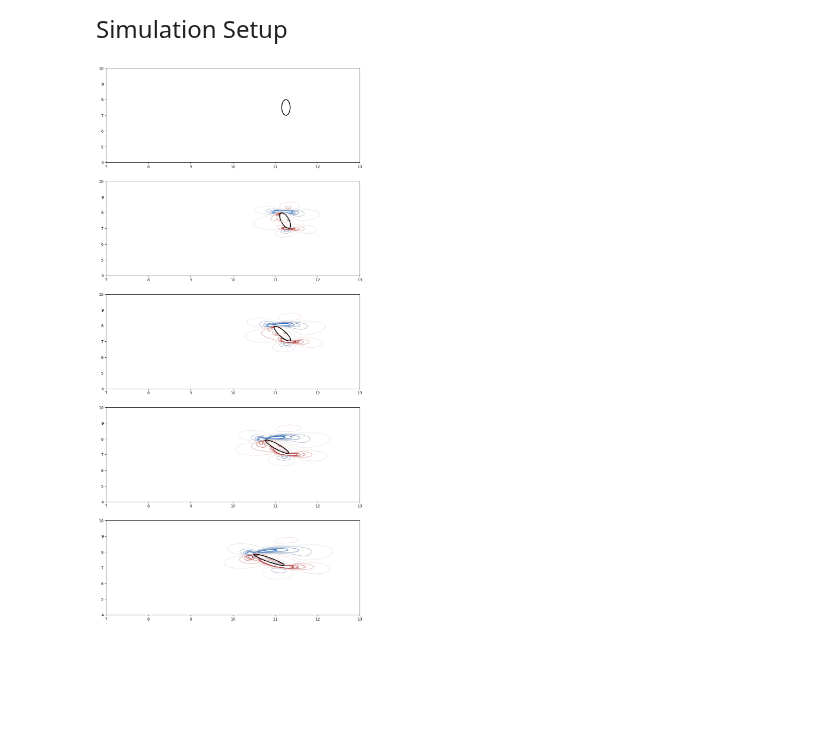
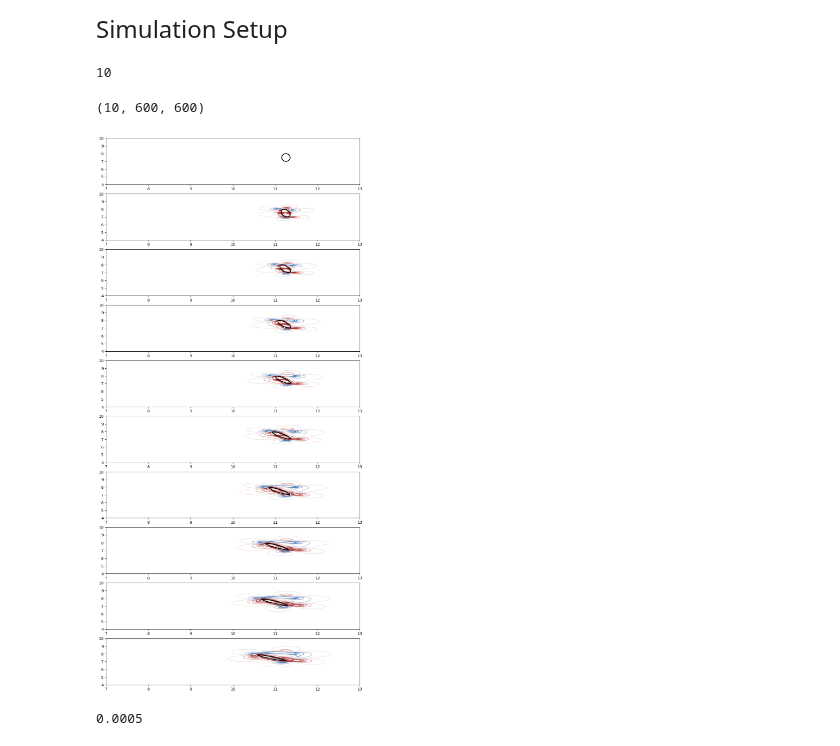
Before and after one commit to hashimmg/jax_IB, a Jupyter notebook: notebooks/Flapping_Demo-14-01-2025.ipynb, the cells around one changed output. Saved outputs shown, nothing was run; the diff lists cells and outputs as text; code cells hidden in the pictures; blank space fills up the shorter version.

```diff
--- a/notebooks/Flapping_Demo-14-01-2025.ipynb
+++ b/notebooks/Flapping_Demo-14-01-2025.ipynb
@@ -6,3 +9,6 @@
+# %%
+import jax
+jax.config.update("jax_enable_x64", True)
 # %%
 import numpy as np
 import tree_math as tm
@@ -58,7 +64,7 @@ grid = grids.Grid(size, domain=domain) #gridpoints in
 
 bc_fns = [lambda t: 0.0 for _ in range(num_boundaries)] #define boundary functions
 vx_bc=((bc_fns[0](0.0), bc_fns[1](0.0)), (bc_fns[2](0.0),bc_fns[3](0.0)))
-vy_bc=((0.0, 0.0), (0, 0.0))
+vy_bc=((0.0, 0.0), (0.0, 0.0))
 
 velocity_bc = (boundaries.new_periodic_boundary_conditions(ndim=2,bc_vals=vx_bc,bc_fn=bc_fns,time_stamp=0.0),
                boundaries.new_periodic_boundary_conditions(ndim=2,bc_vals=vy_bc,bc_fn=bc_fns,time_stamp=0.0))
@@ -70,14 +76,14 @@ vx_0, vy_0 = tuple(
     [
        grids.GridVariable
         (
-           grid.eval_on_mesh(fn = lambda x, y: jnp.ones_like(x), offset = offset), bc # initial values for fluid velocities are 0 both in x and y direction
+           grid.eval_on_mesh(fn = lambda x, y: jnp.ones_like(x, dtype=jnp.float64), offset = offset), bc # initial values for fluid velocities are 0 both in x and y direction
         )
         for offset, bc in zip(grid.cell_faces,velocity_bc)
     ]
 )
 v0 = (vx_0, vy_0)
 pressure0 = grids.GridVariable(
-    grids.GridArray(jnp.zeros(grid.shape), grid.cell_center, grid),
+    grids.GridArray(jnp.zeros(grid.shape, dtype=jnp.float64), grid.cell_center, grid, 0),
     boundaries.get_pressure_bc_from_velocity((vx_0, vy_0)))
 # %% [markdown]
 <font size="5"> Immersed Boudary Kinematics <font size="5">
@@ -138,6 +144,6 @@ Intermediate_calcs = [0] ## If one is interested to perform post-calculation wit
 Step_counter = 0
 MD_state = [0] # Needed when combinting Brownian integration with the Immersed Boundary simulation
 
-all_variables = pc.All_Variables(v0,pressure0,Intermediate_calcs,Step_counter,MD_state)
+all_variables = pc.All_Variables(v0,pressure0,Intermediate_calcs,Step_counter,MD_state, 0.0)
 # %% [markdown]
 <font size="5"> Simulation Setup <font size="5">
@@ -178,41 +180,53 @@ step_fn = cfd.funcutils.repeated(single_step, steps=inner_steps)
 rollout_fn = cfd.funcutils.trajectory(
         step_fn, outer_steps, start_with_input=True)
 final_result, trajectory = jax.device_get(rollout_fn(all_variables))
+# %%
+len(trajectory.time)
+# %% [output]
+10
+# %%
+trajectory.velocity[1].shape
+# %% [output]
+(10, 600, 600)
 # %%
 import matplotlib.pyplot as plt
 import seaborn
 import numpy as np
 
 X,Y = grid.mesh(grid.cell_center)
 
 
 
 def calc_vorticity(trajectory,idx):
-    vel_bc = (boundaries.new_periodic_boundary_conditions(ndim=2,bc_vals=vx_bc,bc_fn=bc_fns,time_stamp=trajectory.velocity[0].bc.time_stamp[idx]),
-           boundaries.new_periodic_boundary_conditions(ndim=2,bc_vals=vx_bc,bc_fn=bc_fns,time_stamp=trajectory.velocity[0].bc.time_stamp[idx]))
+    vel_bc = (boundaries.new_periodic_boundary_conditions(ndim=2,bc_vals=vx_bc,bc_fn=bc_fns,time_stamp=0.0),
+           boundaries.new_periodic_boundary_conditions(ndim=2,bc_vals=vx_bc,bc_fn=bc_fns,time_stamp=0.0))
 
 
-    velocity = (grids.GridVariable(grids.GridArray(trajectory.velocity[0].data[idx], trajectory.velocity[0].offset, trajectory.velocity[0].grid), vel_bc[0]),
-                     grids.GridVariable(grids.GridArray(trajectory.velocity[1].data[idx], trajectory.velocity[1].offset, trajectory.velocity[1].grid), vel_bc[1]))
+    velocity = (grids.GridVariable(grids.GridArray(trajectory.velocity[0].data[idx], trajectory.velocity[0].offset, trajectory.velocity[0].grid, 0), vel_bc[0]),
+                     grids.GridVariable(grids.GridArray(trajectory.velocity[1].data[idx], trajectory.velocity[1].offset, trajectory.velocity[1].grid, 0), vel_bc[1]))
 
     return finite_differences.central_difference(velocity[1], axis=1).data- finite_differences.central_difference(velocity[0], axis=1).data
 
 
 
-fig,ax = plt.subplots(figsize=(12,26),nrows=outer_steps//2)
+fig,ax = plt.subplots(figsize=(12,26),nrows=outer_steps)
 
 idx = 2
 counter=0
-for idx in range(0,outer_steps,2):
+for idx in range(outer_steps):
+    current_t = trajectory.time[idx]
     ax[counter].contour(X,Y,calc_vorticity(trajectory,idx),cmap=seaborn.color_palette("vlag", as_cmap=True),levels=np.linspace(-10, 10, 10))
-    current_t = trajectory.velocity[0].bc.time_stamp[idx]
     xp, yp = ellipse_position(current_t)
     ax[counter].set_xlim([7,13])
     ax[counter].set_ylim([4,10])
     ax[counter].plot(xp,yp,'k-',linewidth=2.0)
     counter+=1
 # %% [output]
-[figure, old version]
+[figure, new version]
+# %%
+dt
+# %% [output]
+0.0005
 # %%
 import matplotlib.pyplot as plt
 import seaborn
```
Also changed, not shown: parts of 5 cells of this notebook, 4 other files.
